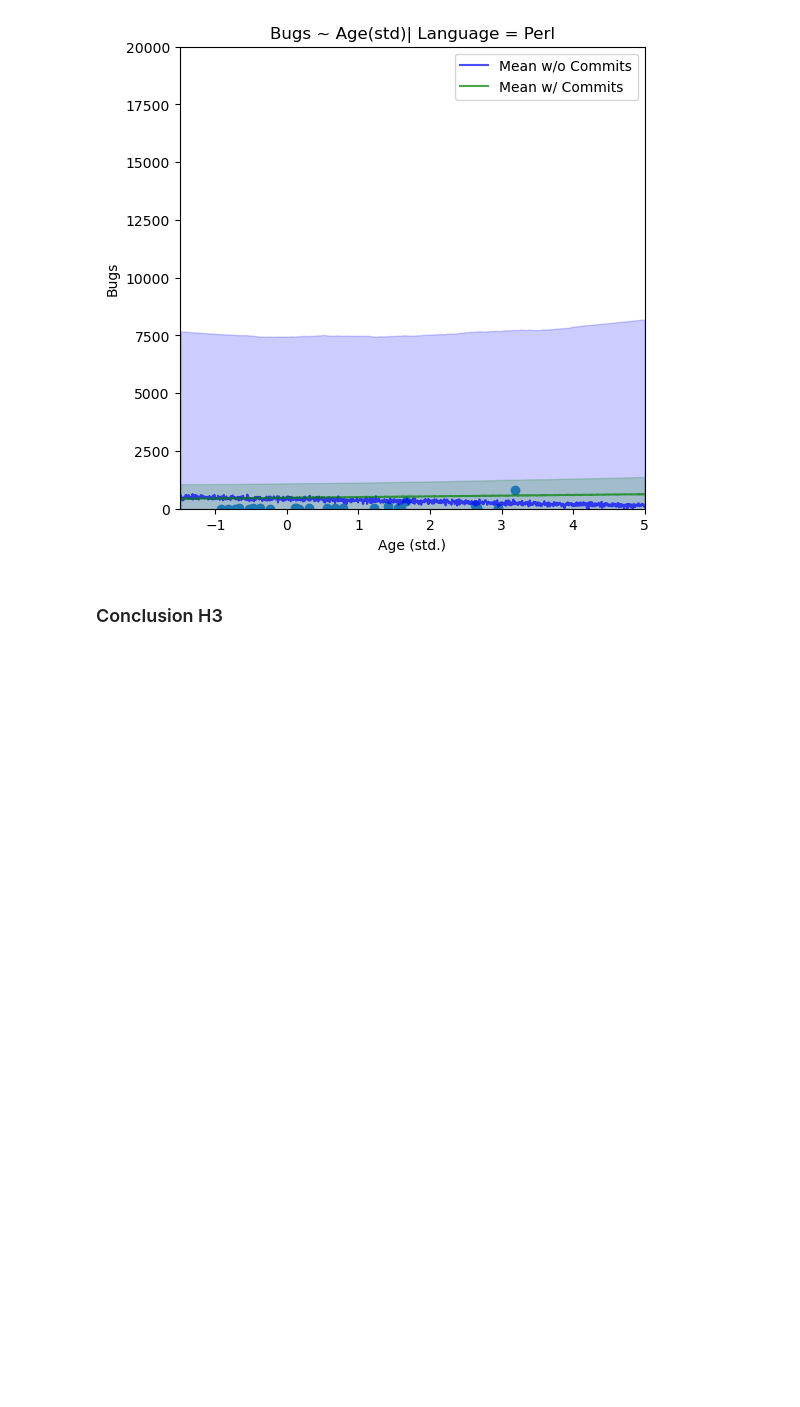
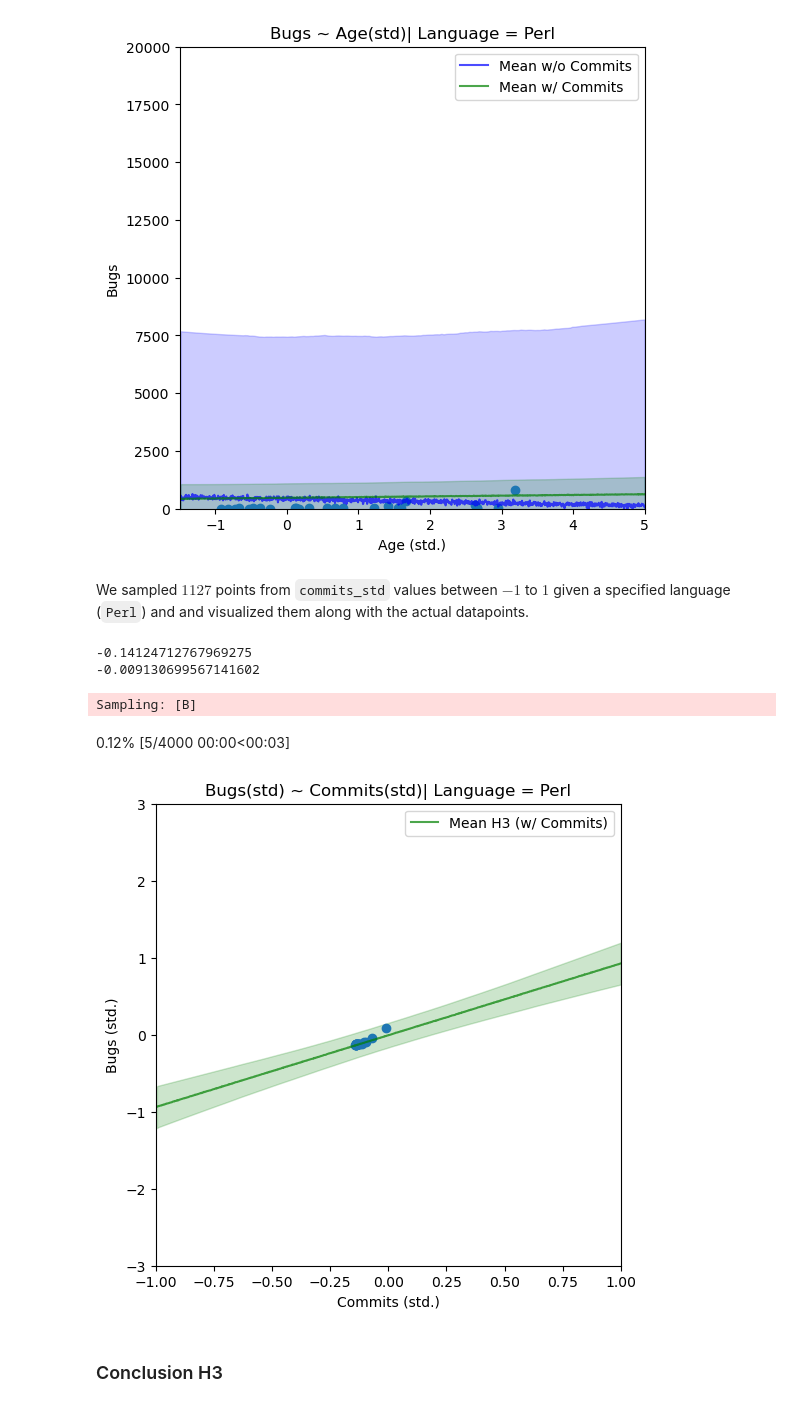
Before and after one commit to ah140797/PPExam24, a Jupyter notebook: anders.ipynb, the cells around one changed output. Drawn from its saved outputs; the diff is of its cells as text; code cells hidden in the pictures; blank space fills up the shorter version.

```diff
--- a/anders.ipynb
+++ b/anders.ipynb
@@ -322,7 +322,7 @@ with pm.Model() as h3_normal_model:
     #We add language_ids and age_std, com_std as mutable data so we can change it later in posterior predictions
     language_ids = pm.Data('language_ids', language_idx, mutable=True)
     age_std = pm.Data("age_std", df.age_std, mutable=True)
-    commits_std = pm.Data("commit_std", df.commits_std, mutable=True)
+    commits_std = pm.Data("commits_std", df.commits_std, mutable=True)
 
     # Note the "deterministic" distribution node,
     # that basically encodes equality from the mathematical model
@@ -544,6 +544,42 @@ plt.ylabel('Bugs')
 plt.title("Bugs ~ Age(std)| Language = Perl");
 # %% [output]
 [figure]
+# %% [markdown]
+We sampled $1127$ points from `commits_std` values between $-1$ to $1$ given a specified language (`Perl`) and and visualized them along with the actual datapoints.
+# %%
+print(df[df['language']=='Perl'].commits_std.min())
+print(df[df['language']=='Perl'].commits_std.max())
+# %% [output]
+-0.14124712767969275
+-0.009130699567141602
+# %%
+n_points = len(df)
+x_seq = np.linspace(-1.0, 1.0, n_points)
+
+with h3_normal_model:
+    pm.set_data({"commits_std": x_seq, "age_std": np.repeat(0, n_points), "language_ids": np.repeat(6, n_points)})
+    post_pred_B_h3 = pm.sample_posterior_predictive(h3_normal_trace, var_names=["B"])['posterior_predictive']['B']
+
+post_pred_B_h3_mean = post_pred_B_h3.mean(["chain", "draw"])
+# %% [output]
+Sampling: [B]
+0.12% [5/4000 00:00<00:03]
+# %%
+plt.figure(figsize=(6,6))
+
+az.plot_hdi(x_seq, post_pred_B_h3, color = 'g', fill_kwargs={'alpha': 0.2}, ax=plt)
+plt.plot(x_seq, post_pred_B_h3_mean, color = 'g', alpha=0.7, label='Mean H3 (w/ Commits)')
+plt.scatter(df[df['language']=='Perl'].commits_std, df[df['language']=='Perl'].bugs_std)
+
+plt.legend()
+plt.xlim(-1.0,1.0)
+#plt.ylim(0,20000)
+plt.ylim(-3.0,3.0)
+plt.xlabel('Commits (std.)')
+plt.ylabel('Bugs (std.)')
+plt.title("Bugs(std) ~ Commits(std)| Language = Perl");
+# %% [output]
+[figure, added]
 # %% [markdown]
 ### Conclusion H3
 # %% [markdown]
```
Also changed, not shown: parts of 3 cells of this notebook.
